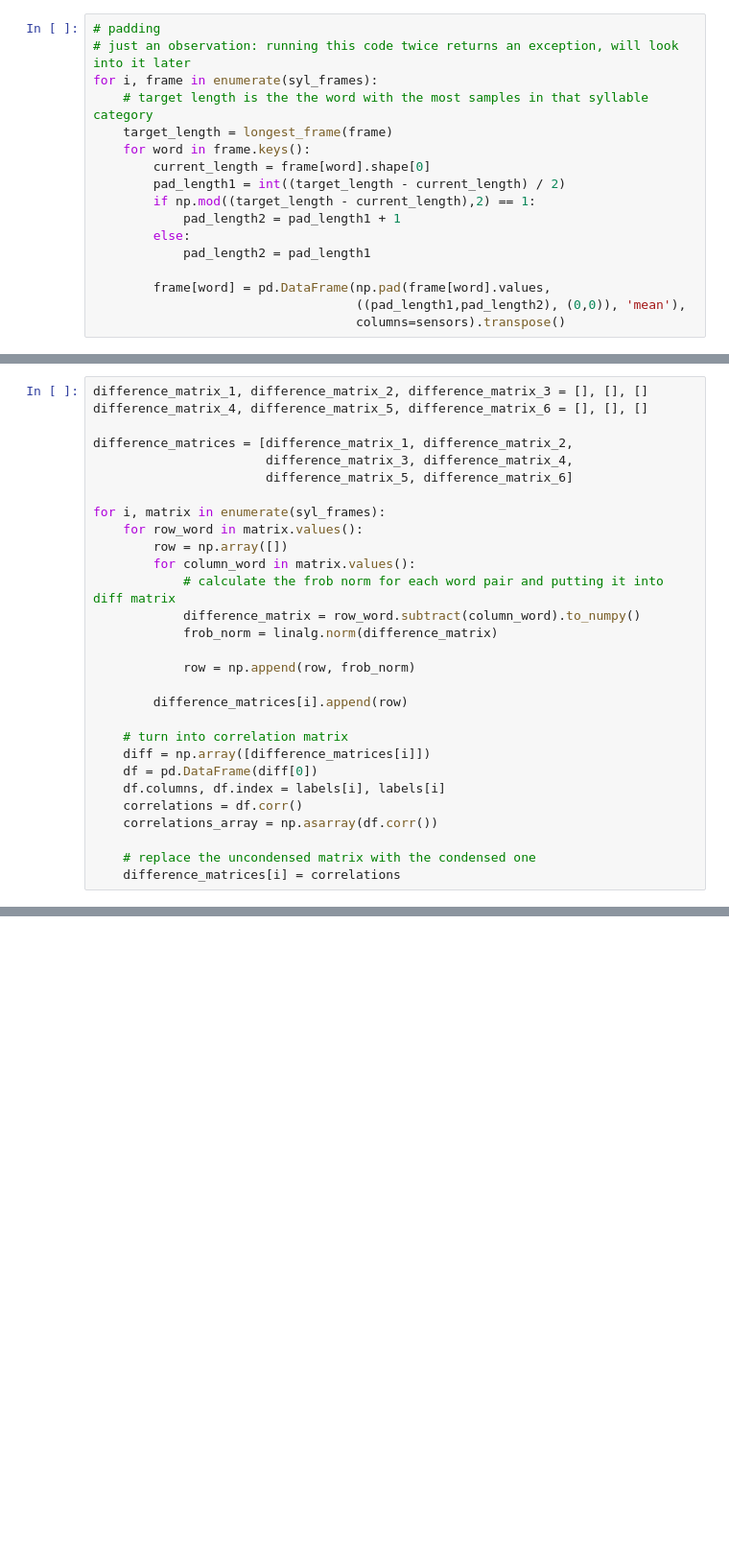
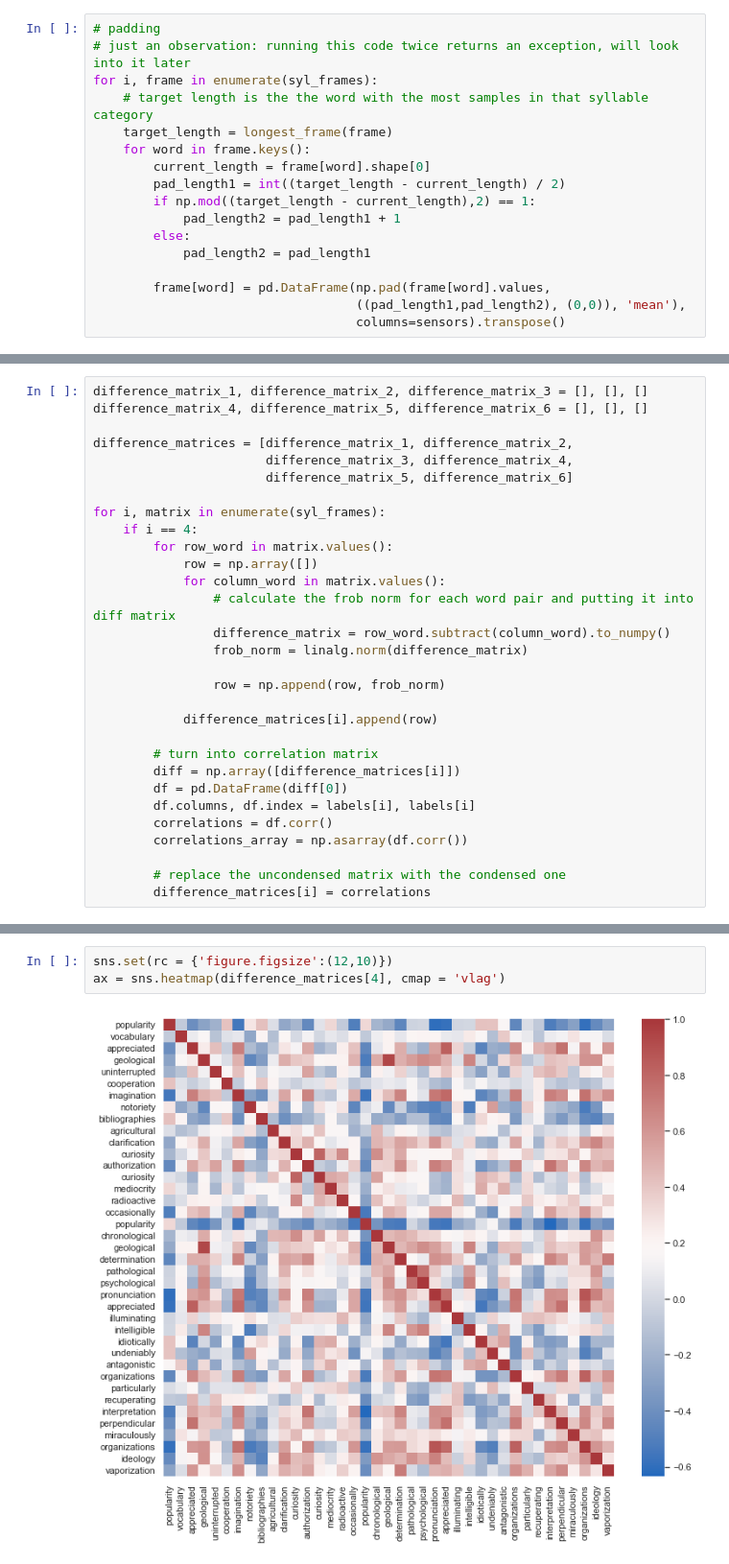
Before and after one commit to evankemmer/UMCUproject, a Jupyter notebook: main.ipynb, the cells around one changed output, grey strips where cells are left out. Shown: that part at 96% size. Drawn from its saved outputs; the diff is of its cells as text; blank space fills up the shorter version.

```diff
--- a/main.ipynb
+++ b/main.ipynb
@@ -156,23 +192,24 @@ difference_matrices = [difference_matrix_1, difference_matrix_2,
                        difference_matrix_5, difference_matrix_6]
 
 for i, matrix in enumerate(syl_frames):
-    for row_word in matrix.values():
-        row = np.array([])
-        for column_word in matrix.values():
-            # calculate the frob norm for each word pair and putting it into diff matrix
-            difference_matrix = row_word.subtract(column_word).to_numpy()
-            frob_norm = linalg.norm(difference_matrix)
+    if i == 4:
+        for row_word in matrix.values():
+            row = np.array([])
+            for column_word in matrix.values():
+                # calculate the frob norm for each word pair and putting it into diff matrix
+                difference_matrix = row_word.subtract(column_word).to_numpy()
+                frob_norm = linalg.norm(difference_matrix)
 
-            row = np.append(row, frob_norm)
+                row = np.append(row, frob_norm)
 
-        difference_matrices[i].append(row)
+            difference_matrices[i].append(row)
 
-    # turn into correlation matrix
-    diff = np.array([difference_matrices[i]])
-    df = pd.DataFrame(diff[0])
-    df.columns, df.index = labels[i], labels[i]
-    correlations = df.corr()
-    correlations_array = np.asarray(df.corr())
+        # turn into correlation matrix
+        diff = np.array([difference_matrices[i]])
+        df = pd.DataFrame(diff[0])
+        df.columns, df.index = labels[i], labels[i]
+        correlations = df.corr()
+        correlations_array = np.asarray(df.corr())
 
-    # replace the uncondensed matrix with the condensed one
-    difference_matrices[i] = correlations
+        # replace the uncondensed matrix with the condensed one
+        difference_matrices[i] = correlations
@@ -206,0 +351,5 @@ sns.heatmap(Levenshtein_matrices[4], cmap='vlag', linewidths=1)
+# %%
+sns.set(rc = {'figure.figsize':(12,10)})
+ax = sns.heatmap(difference_matrices[4], cmap = 'vlag')
+# %% [output]
+[figure, added]
```
Also changed, not shown: parts of 23 cells of this notebook.
